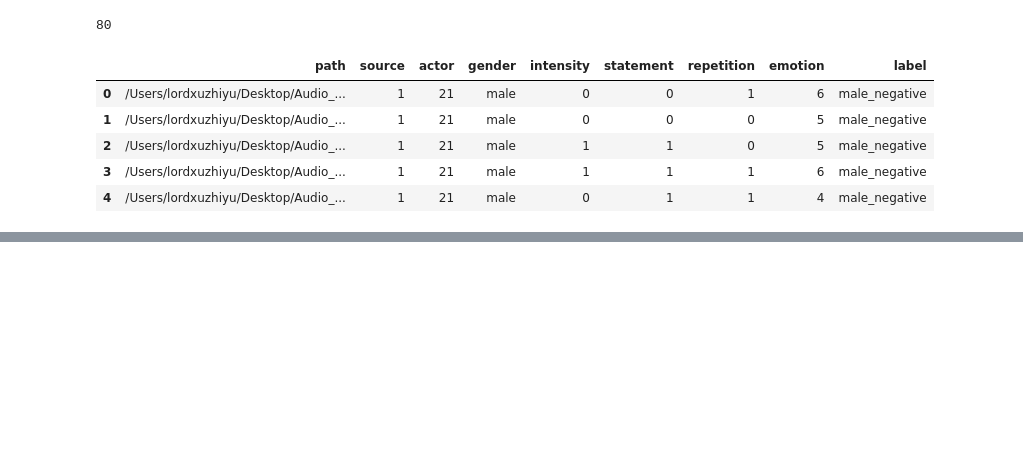
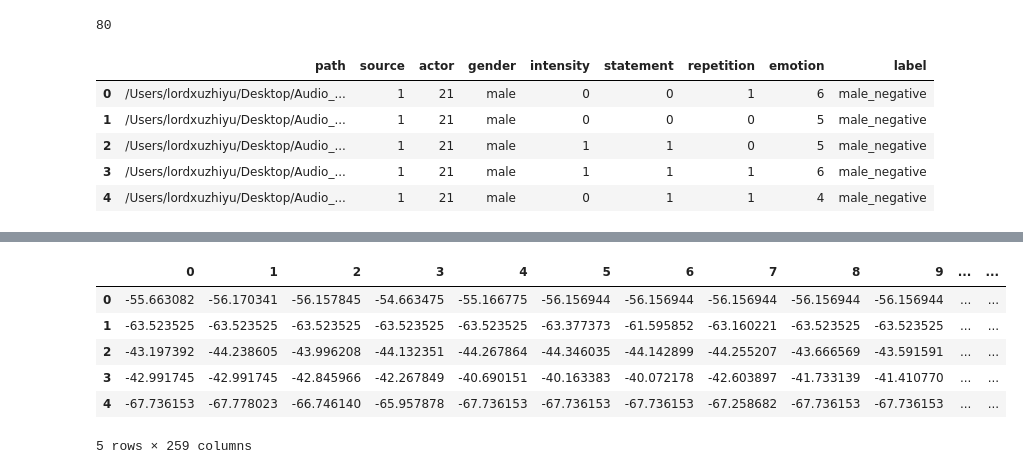
Before and after one commit to SER-2020-Project-ZX/Audio-Analytics, a Jupyter notebook: Audio Analytics .ipynb, the cells around one changed output, grey strips where cells are left out. Cells and saved outputs as stored; diff of their text form; code cells hidden in the pictures; blank space fills up the shorter version.

```diff
--- a/Audio Analytics .ipynb
+++ b/Audio Analytics .ipynb
@@ -416,0 +445,10 @@ data3_df.head()
+# %%
+df3.head()
+# %% [output]
+|  | 0 | 1 | 2 | 3 | 4 | 5 | 6 | 7 | 8 | 9 | ... | ... |
+| 0 | -55.663082 | -56.170341 | -56.157845 | -54.663475 | -55.166775 | -56.156944 | -56.156944 | -56.156944 | -56.156944 | -56.156944 | ... | ... |
+| 1 | -63.523525 | -63.523525 | -63.523525 | -63.523525 | -63.523525 | -63.377373 | -61.595852 | -63.160221 | -63.523525 | -63.523525 | ... | ... |
+| 2 | -43.197392 | -44.238605 | -43.996208 | -44.132351 | -44.267864 | -44.346035 | -44.142899 | -44.255207 | -43.666569 | -43.591591 | ... | ... |
+| 3 | -42.991745 | -42.991745 | -42.845966 | -42.267849 | -40.690151 | -40.163383 | -40.072178 | -42.603897 | -41.733139 | -41.410770 | ... | ... |
+| 4 | -67.736153 | -67.778023 | -66.746140 | -65.957878 | -67.736153 | -67.736153 | -67.736153 | -67.258682 | -67.736153 | -67.736153 | ... | ... |
+5 rows × 259 columns
```
Also changed, not shown: parts of 29 cells of this notebook.
